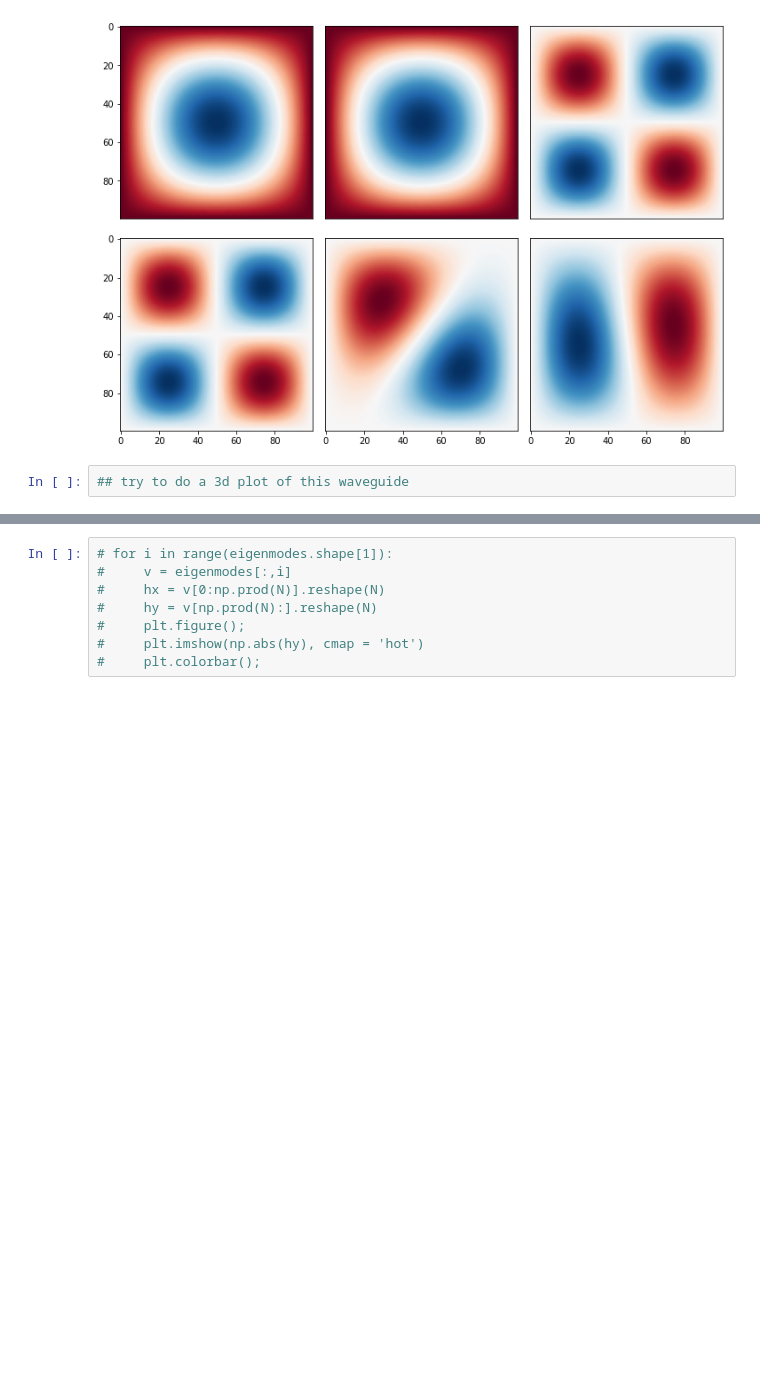
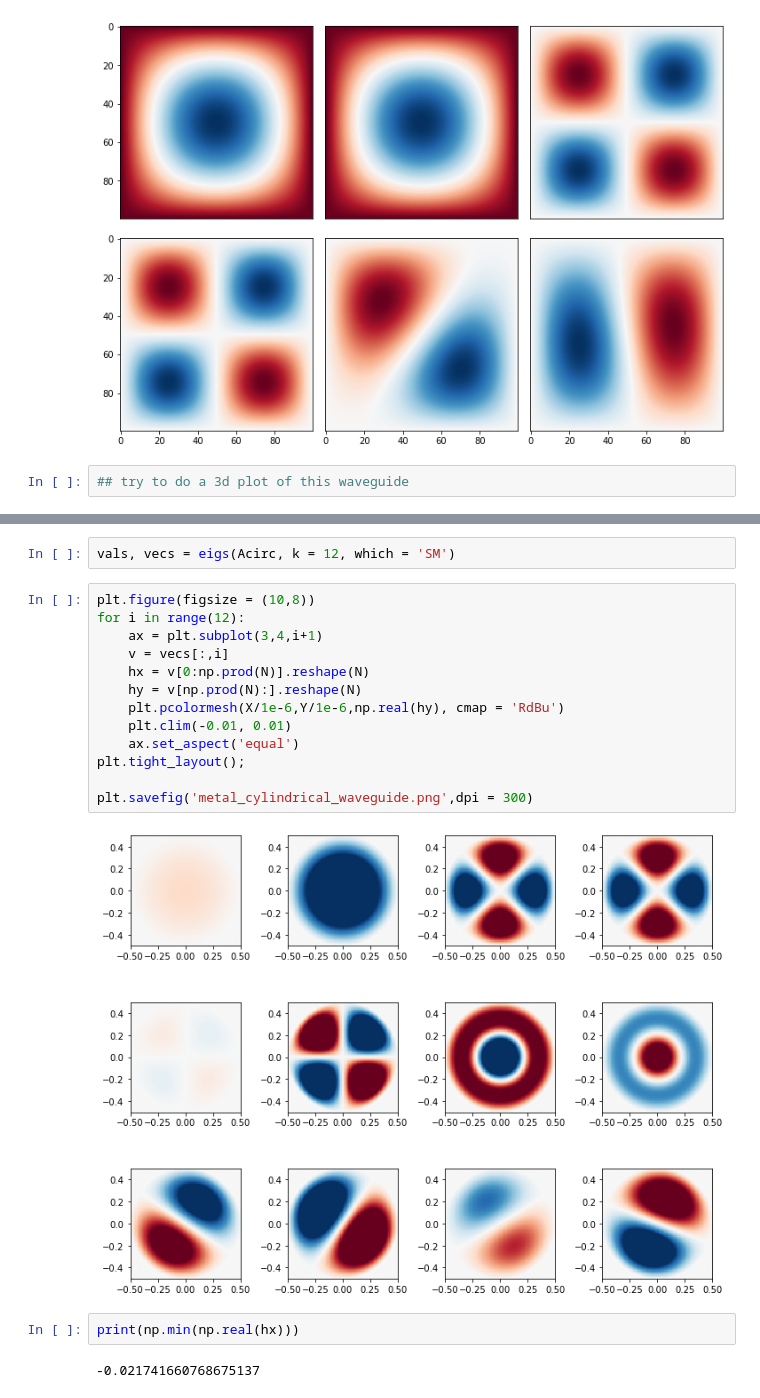
Before and after one commit to zhaonat/eigenwell, a Jupyter notebook: notebooks/3D perfect metal waveguide solve.ipynb, the cells around one changed output, grey strips where cells are left out. Cells and saved outputs as stored; diff of their text form; blank space fills up the shorter version.

```diff
--- a/notebooks/3D perfect metal waveguide solve.ipynb
+++ b/notebooks/3D perfect metal waveguide solve.ipynb
@@ -203,8 +221,21 @@ plt.show();
+# %%
+vals, vecs = eigs(Acirc, k = 12, which = 'SM')
 # %%
-# for i in range(eigenmodes.shape[1]):
-#     v = eigenmodes[:,i]
-#     hx = v[0:np.prod(N)].reshape(N)
-#     hy = v[np.prod(N):].reshape(N)
-#     plt.figure();
-#     plt.imshow(np.abs(hy), cmap = 'hot')
-#     plt.colorbar();
+plt.figure(figsize = (10,8))
+for i in range(12):
+    ax = plt.subplot(3,4,i+1)
+    v = vecs[:,i]
+    hx = v[0:np.prod(N)].reshape(N)
+    hy = v[np.prod(N):].reshape(N)
+    plt.pcolormesh(X/1e-6,Y/1e-6,np.real(hy), cmap = 'RdBu')
+    plt.clim(-0.01, 0.01)
+    ax.set_aspect('equal')
+plt.tight_layout();
+
+plt.savefig('metal_cylindrical_waveguide.png',dpi = 300)
+# %% [output]
+[figure, added]
+# %%
+print(np.min(np.real(hx)))
+# %% [output]
+-0.021741660768675137
```
Also changed, not shown: parts of 6 cells of this notebook, 4 other files.
